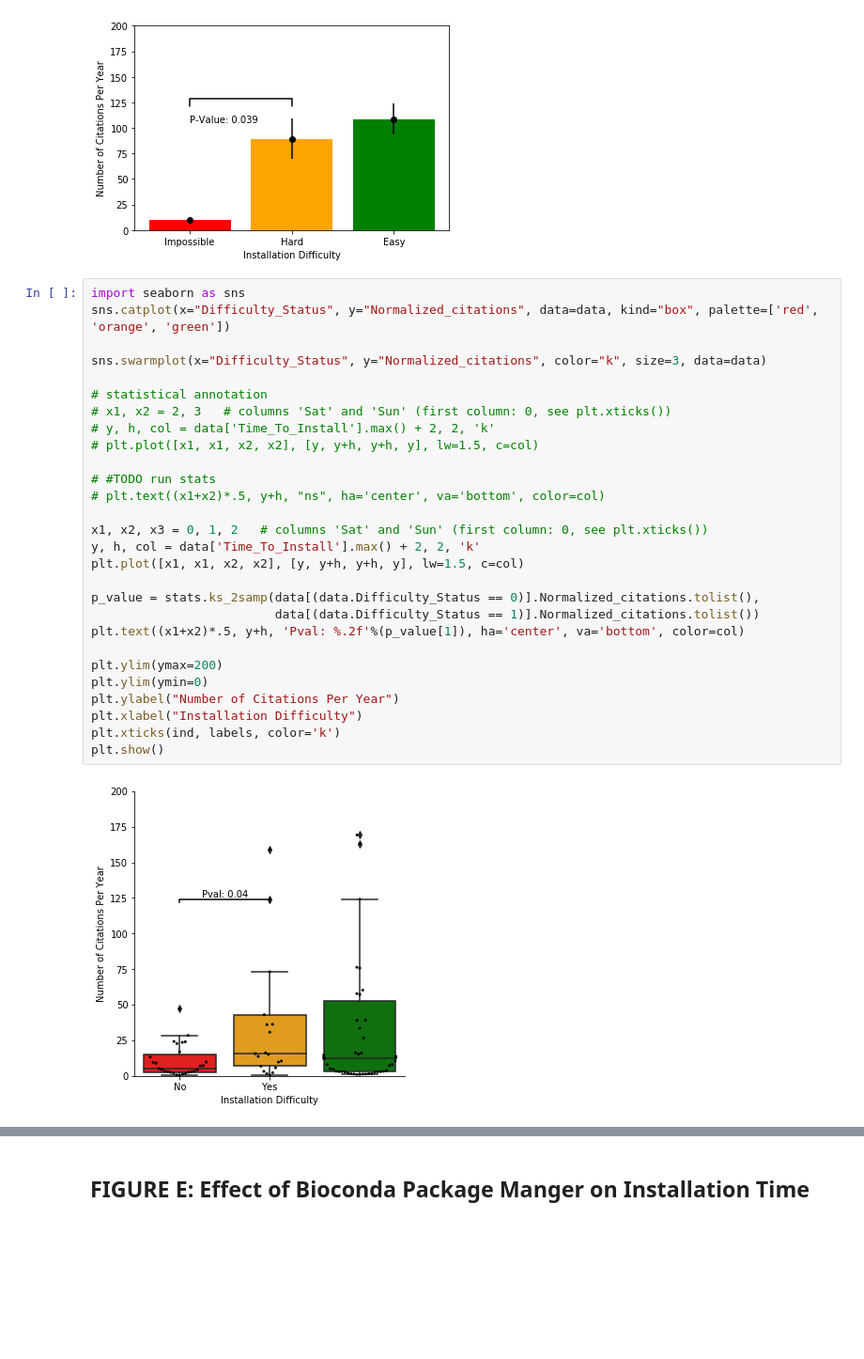
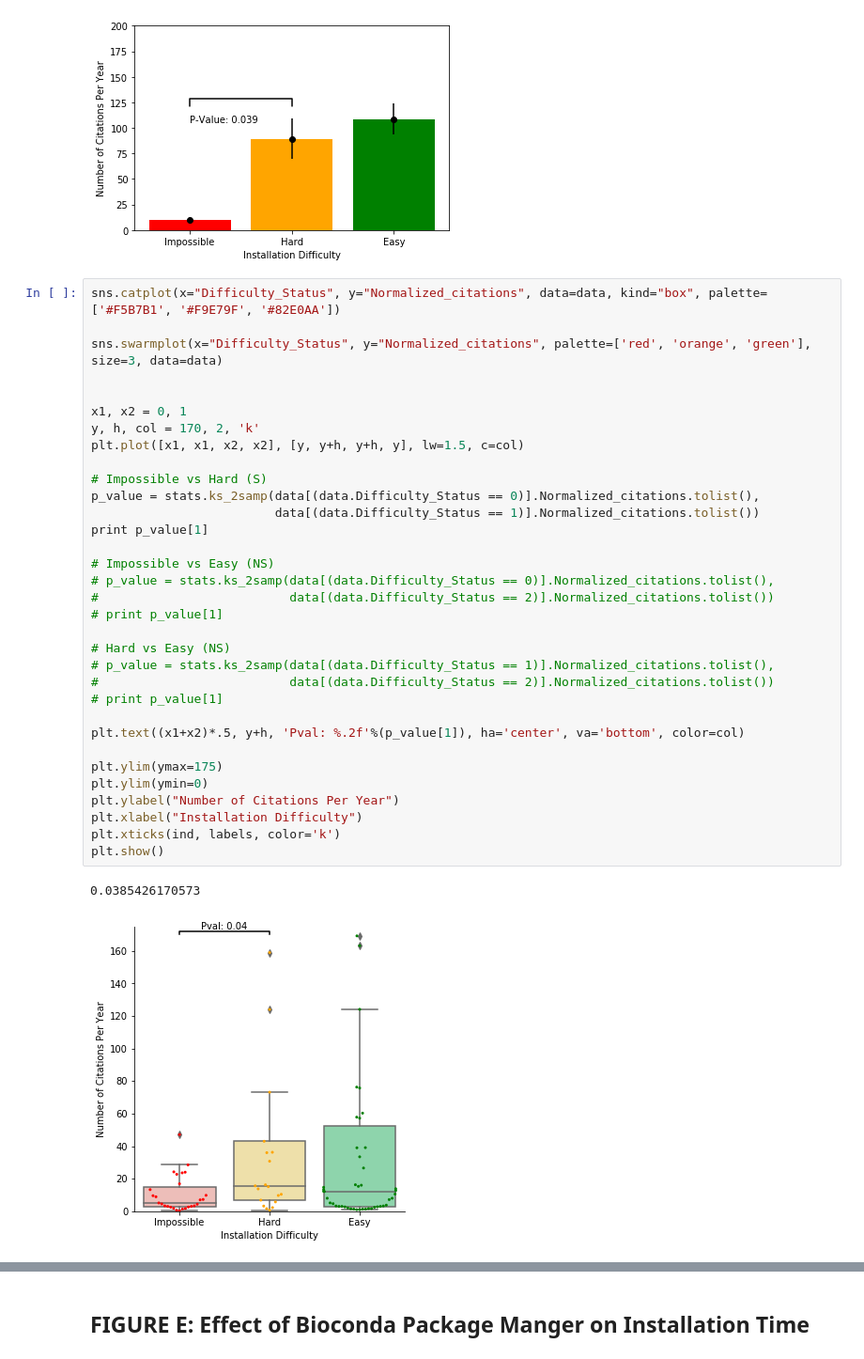
Before and after one commit to xubeisi/good.software, a Jupyter notebook: analysis/figure2_notebook.ipynb, the cells around one changed output, grey strips where cells are left out. Shown: that part at 94% size. Drawn from its saved outputs; the diff is of its cells as text; blank space fills up the shorter version.

```diff
--- a/analysis/figure2_notebook.ipynb
+++ b/analysis/figure2_notebook.ipynb
@@ -238,32 +423,38 @@ plt.show()
 0.0988516868126
 [figure]
 # %%
-import seaborn as sns
-sns.catplot(x="Difficulty_Status", y="Normalized_citations", data=data, kind="box", palette=['red', 'orange', 'green'])
+sns.catplot(x="Difficulty_Status", y="Normalized_citations", data=data, kind="box", palette=['#F5B7B1', '#F9E79F', '#82E0AA'])
 
-sns.swarmplot(x="Difficulty_Status", y="Normalized_citations", color="k", size=3, data=data)
+sns.swarmplot(x="Difficulty_Status", y="Normalized_citations", palette=['red', 'orange', 'green'], size=3, data=data)
 
-# statistical annotation
-# x1, x2 = 2, 3   # columns 'Sat' and 'Sun' (first column: 0, see plt.xticks())
-# y, h, col = data['Time_To_Install'].max() + 2, 2, 'k'
-# plt.plot([x1, x1, x2, x2], [y, y+h, y+h, y], lw=1.5, c=col)
 
-# #TODO run stats
-# plt.text((x1+x2)*.5, y+h, "ns", ha='center', va='bottom', color=col)
-
-x1, x2, x3 = 0, 1, 2   # columns 'Sat' and 'Sun' (first column: 0, see plt.xticks())
-y, h, col = data['Time_To_Install'].max() + 2, 2, 'k'
+x1, x2 = 0, 1
+y, h, col = 170, 2, 'k'
 plt.plot([x1, x1, x2, x2], [y, y+h, y+h, y], lw=1.5, c=col)
 
+# Impossible vs Hard (S)
 p_value = stats.ks_2samp(data[(data.Difficulty_Status == 0)].Normalized_citations.tolist(),
                          data[(data.Difficulty_Status == 1)].Normalized_citations.tolist())
+print p_value[1]
+
+# Impossible vs Easy (NS)
+# p_value = stats.ks_2samp(data[(data.Difficulty_Status == 0)].Normalized_citations.tolist(),
+#                          data[(data.Difficulty_Status == 2)].Normalized_citations.tolist())
+# print p_value[1]
+
+# Hard vs Easy (NS)
+# p_value = stats.ks_2samp(data[(data.Difficulty_Status == 1)].Normalized_citations.tolist(),
+#                          data[(data.Difficulty_Status == 2)].Normalized_citations.tolist())
+# print p_value[1]
+
 plt.text((x1+x2)*.5, y+h, 'Pval: %.2f'%(p_value[1]), ha='center', va='bottom', color=col)
 
-plt.ylim(ymax=200)
+plt.ylim(ymax=175)
 plt.ylim(ymin=0)
 plt.ylabel("Number of Citations Per Year")
 plt.xlabel("Installation Difficulty")
 plt.xticks(ind, labels, color='k')
 plt.show()
 # %% [output]
+0.0385426170573
-[figure, old version]
+[figure, new version]
```
Also changed, not shown: parts of 31 cells of this notebook.
